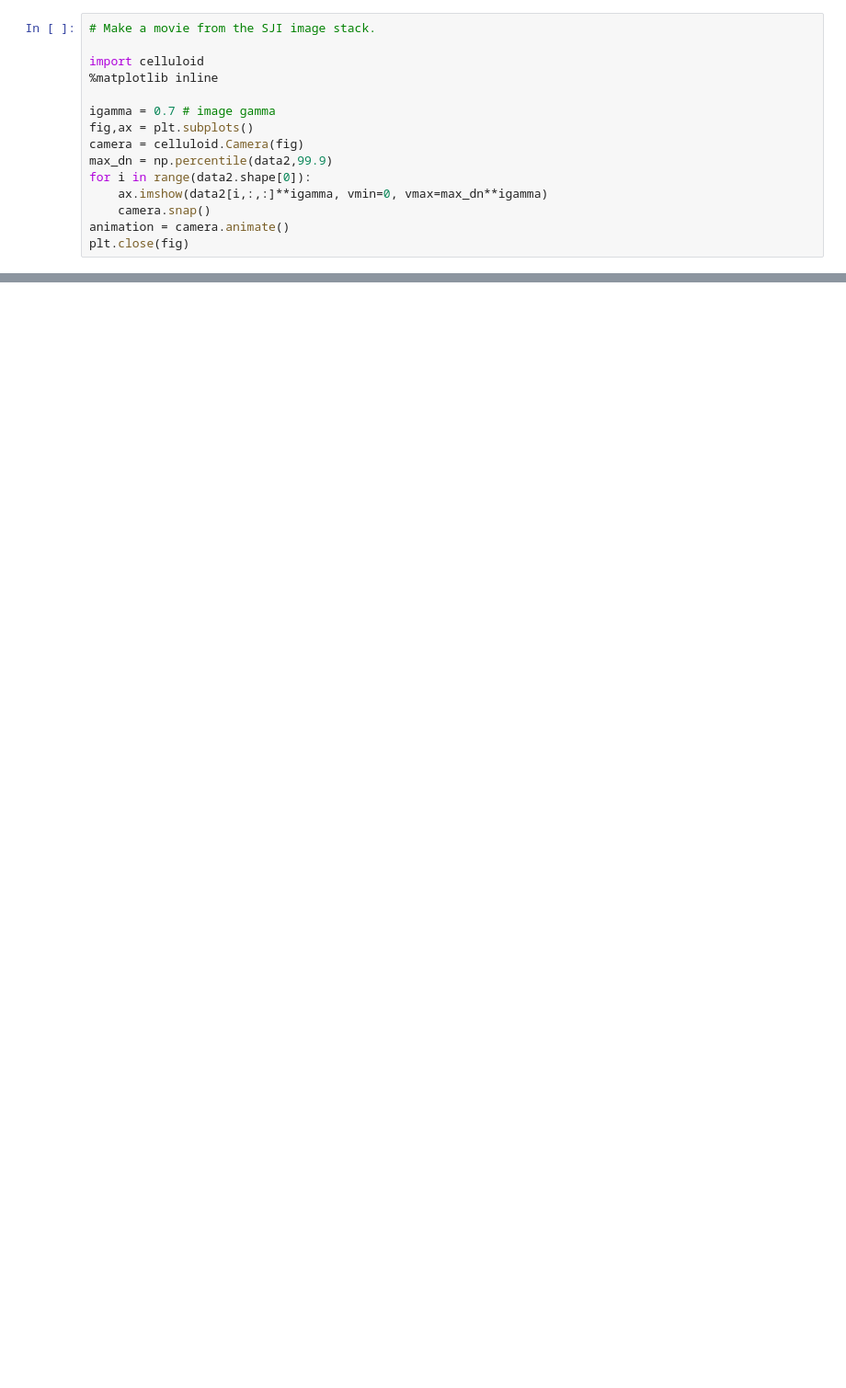
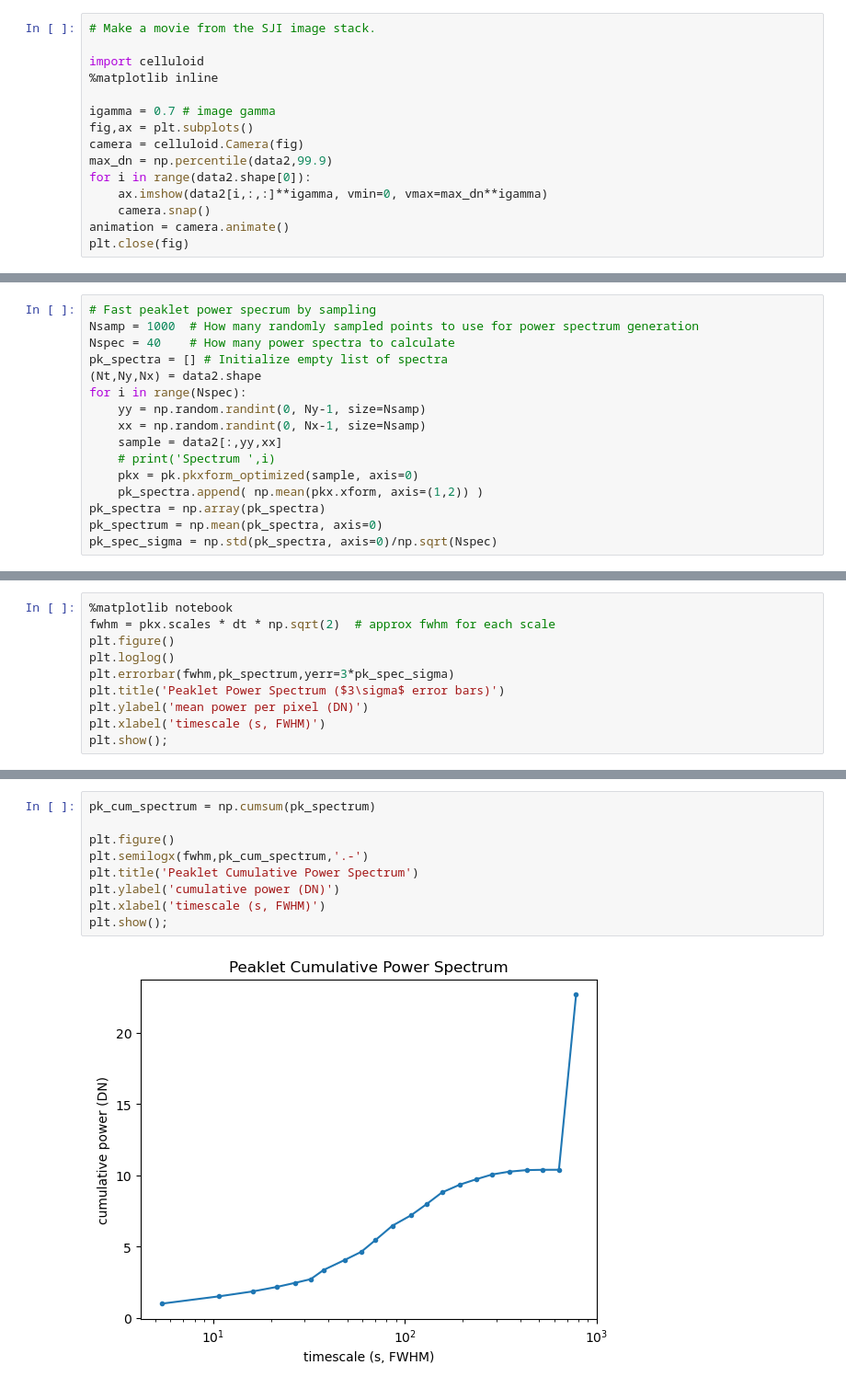
Before and after one commit to Kankelborg-Group/peaklets, a Jupyter notebook: notebooks/IRIS-example.ipynb, the cells around one changed output, grey strips where cells are left out. Shown at 92% size. Cells and saved outputs as stored; diff of their text form; blank space fills up the shorter version.

Commit message:
Now using sampling to obtain IRIS SJI movie peaklet spectrum quickly and without memory pressure.

```diff
--- a/notebooks/IRIS-example.ipynb
+++ b/notebooks/IRIS-example.ipynb
@@ -140,3 +142,19 @@ import multiprocessing as mp
 print("Number of processors: ", mp.cpu_count())
 # %% [output]
 Number of processors:  8
+# %%
+# Fast peaklet power specrum by sampling
+Nsamp = 1000  # How many randomly sampled points to use for power spectrum generation
+Nspec = 40    # How many power spectra to calculate
+pk_spectra = [] # Initialize empty list of spectra
+(Nt,Ny,Nx) = data2.shape
+for i in range(Nspec):
+    yy = np.random.randint(0, Ny-1, size=Nsamp)
+    xx = np.random.randint(0, Nx-1, size=Nsamp)
+    sample = data2[:,yy,xx]
+    # print('Spectrum ',i)
+    pkx = pk.pkxform_optimized(sample, axis=0)
+    pk_spectra.append( np.mean(pkx.xform, axis=(1,2)) )
+pk_spectra = np.array(pk_spectra)
+pk_spectrum = np.mean(pk_spectra, axis=0)
+pk_spec_sigma = np.std(pk_spectra, axis=0)/np.sqrt(Nspec)
@@ -142,0 +171,10 @@ Number of processors:  8
+# %%
+%matplotlib notebook
+fwhm = pkx.scales * dt * np.sqrt(2)  # approx fwhm for each scale
+plt.figure()
+plt.loglog()
+plt.errorbar(fwhm,pk_spectrum,yerr=3*pk_spec_sigma)
+plt.title('Peaklet Power Spectrum ($3\sigma$ error bars)')
+plt.ylabel('mean power per pixel (DN)')
+plt.xlabel('timescale (s, FWHM)')
+plt.show();
@@ -142,0 +184,11 @@ Number of processors:  8
+# %%
+pk_cum_spectrum = np.cumsum(pk_spectrum)
+
+plt.figure()
+plt.semilogx(fwhm,pk_cum_spectrum,'.-')
+plt.title('Peaklet Cumulative Power Spectrum')
+plt.ylabel('cumulative power (DN)')
+plt.xlabel('timescale (s, FWHM)')
+plt.show();
+# %% [output]
+[figure, added]
```
Also changed, not shown: parts of 16 cells of this notebook.
